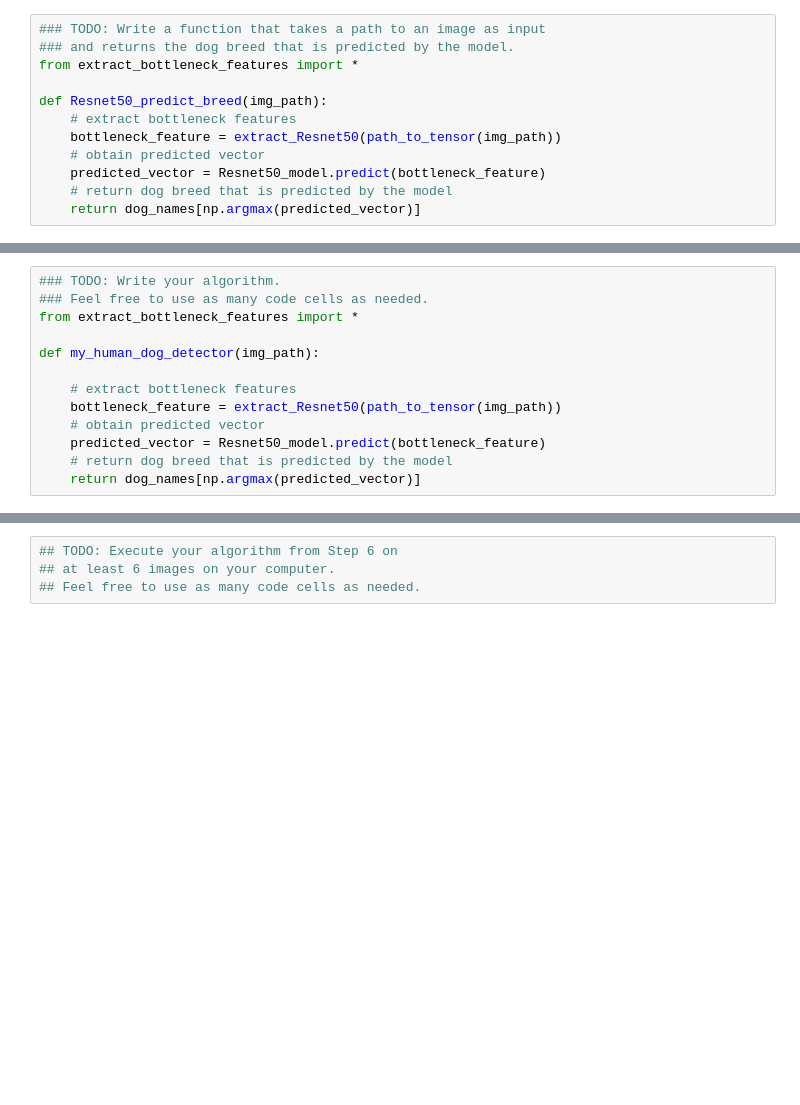
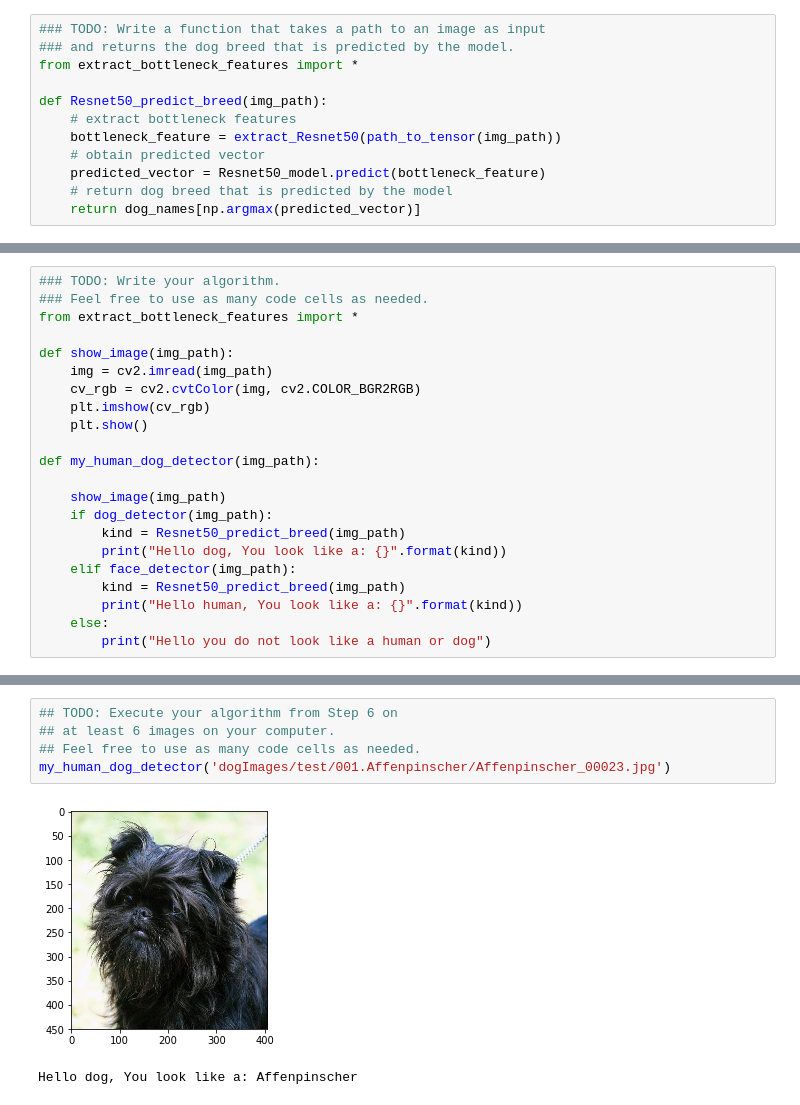
Before and after one commit to birdbird1117/DeepLearning_DogBreedClassifier, a Jupyter notebook: dog_app.ipynb, the cells around one changed output, grey strips where cells are left out. Cells and saved outputs as stored; diff of their text form; blank space fills up the shorter version.

```diff
--- a/dog_app.ipynb
+++ b/dog_app.ipynb
@@ -733,19 +735,28 @@ Some sample output for our algorithm is provided below, but feel free to design
 
 
 ### (IMPLEMENTATION) Write your Algorithm
-# %%
-### TODO: Write your algorithm.
-### Feel free to use as many code cells as needed.
-from extract_bottleneck_features import *
-
-def my_human_dog_detector(img_path):
-
-    # extract bottleneck features
-    bottleneck_feature = extract_Resnet50(path_to_tensor(img_path))
-    # obtain predicted vector
-    predicted_vector = Resnet50_model.predict(bottleneck_feature)
-    # return dog breed that is predicted by the model
-    return dog_names[np.argmax(predicted_vector)]
+# %%
+### TODO: Write your algorithm.
+### Feel free to use as many code cells as needed.
+from extract_bottleneck_features import *
+
+def show_image(img_path):
+    img = cv2.imread(img_path)
+    cv_rgb = cv2.cvtColor(img, cv2.COLOR_BGR2RGB)
+    plt.imshow(cv_rgb)
+    plt.show()
+
+def my_human_dog_detector(img_path):
+
+    show_image(img_path)
+    if dog_detector(img_path):
+        kind = Resnet50_predict_breed(img_path)
+        print("Hello dog, You look like a: {}".format(kind))
+    elif face_detector(img_path):
+        kind = Resnet50_predict_breed(img_path)
+        print("Hello human, You look like a: {}".format(kind))
+    else:
+        print("Hello you do not look like a human or dog")
 # %% [markdown]
 ---
 <a id='step7'></a>
@@ -763,4 +778,8 @@ __Answer:__
 # %%
 ## TODO: Execute your algorithm from Step 6 on
 ## at least 6 images on your computer.
 ## Feel free to use as many code cells as needed.
+my_human_dog_detector('dogImages/test/001.Affenpinscher/Affenpinscher_00023.jpg')
+# %% [output]
+[figure, added]
+Hello dog, You look like a: Affenpinscher
```
Also changed, not shown: parts of 12 cells of this notebook.
